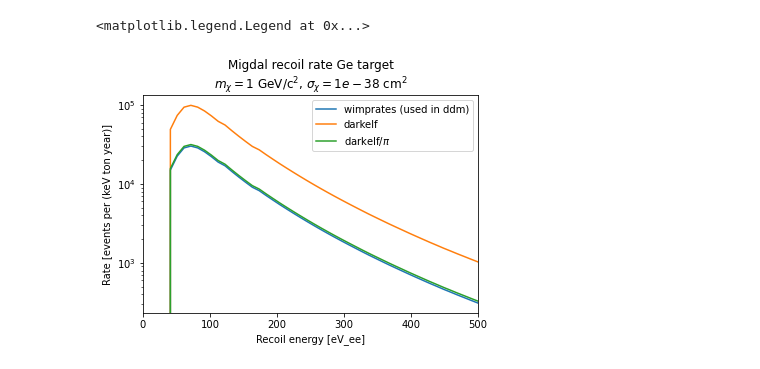
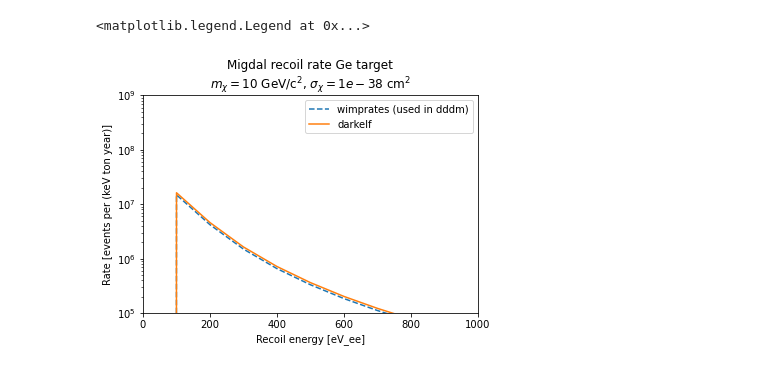
Before and after one commit to JoranAngevaare/dddm, a Jupyter notebook: notebooks/compare_darkelf.ipynb, the cells around one changed output. Cells and saved outputs as stored; diff of their text form; code cells hidden in the pictures.

```diff
--- a/notebooks/compare_darkelf.ipynb
+++ b/notebooks/compare_darkelf.ipynb
@@ -64,9 +43,10 @@ energies = np.linspace(0, 500) # ev
 # %%
-MX = 1 #GeV/c2
+MX = 10 #GeV/c2
 SIGMA = 1e-38 #cm2
 VESC=544
 V0=220
 RHO_0 = 0.3
+TARGET='Ge'
 # %%
 shm = wr.StandardHaloModel(v_0=V0* nu.km/nu.s,
                            v_esc=VESC* nu.km/nu.s,
@@ -75,15 +74,8 @@ shm = wr.StandardHaloModel(v_0=V0* nu.km/nu.s,
 # %%
 dr = wr.rate_migdal(energies/1e3 * nu.keV,
                     mw=MX * nu.GeV / nu.c0 ** 2,
-                    material='Ge',
-                    sigma_nucleon=SIGMA * nu.cm ** 2,
-                    halo_model=shm
+                    material=TARGET,
+                    sigma_nucleon=SIGMA * (nu.cm ** 2),
+                    halo_model=shm,
+                    include_approx_nr=0,
                    ) * (nu.keV * (1000 * nu.kg) * nu.year)
-# %%
-Ge_gpaw = darkelf.darkelf(target='Ge',
-                          mX=MX*1e9,
-                          vesckms=VESC,
-                          v0kms=V0,
-                          filename="Ge_gpaw_withLFE.dat")
-Ge_gpaw.update_params(mediator='massive',)
-Ge_gpaw.rhoX=0.3e9
@@ -102,9 +84,21 @@ dr_darkelf = Ge_gpaw.dRdomega_migdal(
     energies,
     sigma_n=SIGMA,
     method='ibe',
-    Nshell=6,
-    approximation='impulse',
-    Zionkdependence=True,
+    Nshell={'Si': 3, 'Ge': 6}[TARGET],
+    approximation='free',
+    Zionkdependence=False,
+    Enth=0.1,
+    fast=False,
+)
+
+dr_darkelf -= Ge_gpaw.dRdomega_migdal(
+    energies,
+    sigma_n=SIGMA,
+    method='ibe',
+    Nshell={'Si': 1, 'Ge': 3}[TARGET],
+    approximation='free',
+    Zionkdependence=False,
+    Enth=0.1,
     fast=False,
 )
 dr_darkelf *= (
@@ -112,17 +106,19 @@ dr_darkelf *= (
     * 1e3 # ev ->keV
 )
 # %%
-plt.plot(energies, dr, label='wimprates (used in ddm)')
+plt.plot(energies, dr, label='wimprates (used in dddm)', ls='--')
 plt.plot(energies, dr_darkelf, label='darkelf')
-plt.plot(energies, dr_darkelf/np.pi, label='darkelf/$\pi$')
+# plt.plot(energies, dr_darkelf, label='darkelf/$\pi$')
+# plt.plot(energies, dr_darkelf, label='darkelf/20')
 
 plt.xlabel("Recoil energy [eV_ee]")
 plt.ylabel("Rate [events per (keV ton year)]")
-plt.title(f"Migdal recoil rate Ge target\n$m_\chi = {MX}$ GeV/c${{}}^2$, $\sigma_\chi = {SIGMA}$ cm${{}}^2$")
+plt.title(f"Migdal recoil rate {TARGET} target\n$m_\chi = {MX}$ GeV/c${{}}^2$, $\sigma_\chi = {SIGMA}$ cm${{}}^2$")
 plt.xlim(0, energies.max())
 
 plt.yscale('log')
+plt.ylim(1e5,1e9)
 plt.legend()
 # %% [output]
 <matplotlib.legend.Legend at 0x...>
-[figure, old version]
+[figure, new version]
```
Also changed, not shown: parts of 8 cells of this notebook, 1 other file.
